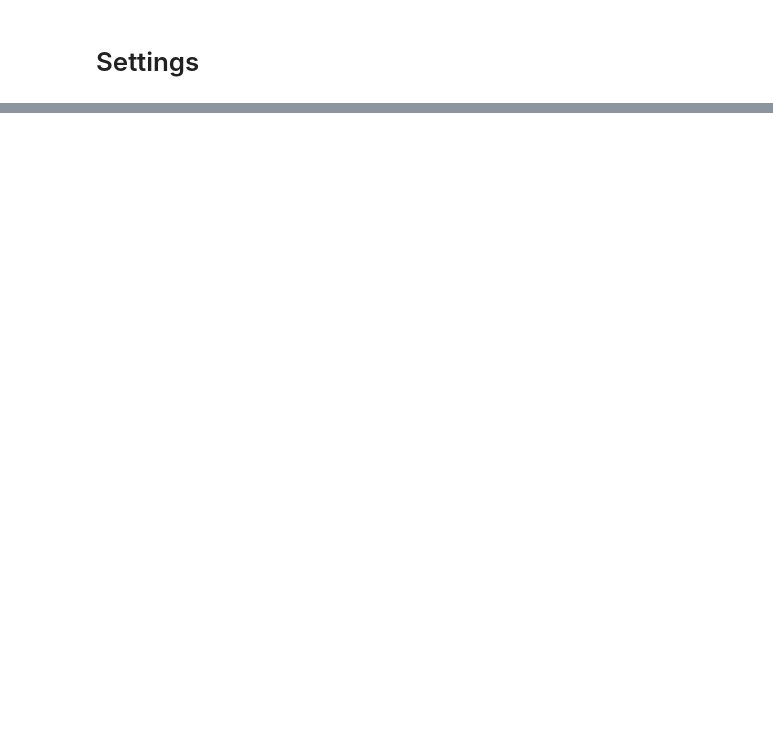
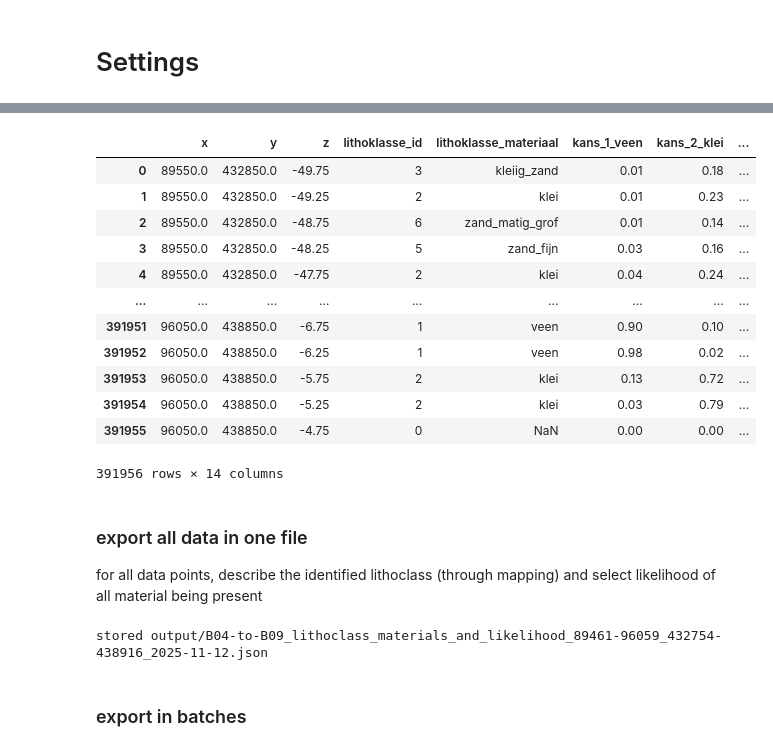
Before and after one commit to silviaelisabeth/UndergroundVisuals_Rotterdam, a Jupyter notebook: dev_layer_plot.ipynb, the cells around one changed output, grey strips where cells are left out. Saved outputs shown, nothing was run; the diff lists cells and outputs as text; code cells hidden in the pictures; blank space fills up the shorter version.

```diff
--- a/dev_layer_plot.ipynb
+++ b/dev_layer_plot.ipynb
@@ -197,2 +252,8 @@ kans = chance = likelihood
 # %%
-datapoints = [get_data_for_rd_coordinates(rd_closest[0], rd_closest[1], data) for rd_closest in points_in_box]
+ls_files_selected = []
+for file in ls_files:
+    file_nr = (int(file.split('_B0')[1].split('.csv')[0]))
+    if file.split('_')[-1].split('.csv')[0] in file_selection:
+        ls_files_selected.append(file)
+
+ls_files_selected
@@ -199,4 +267,5 @@ datapoints = [get_data_for_rd_coordinates(rd_closest[0], rd_closest[1], data) fo
 # %%
-profiles = [
-    get_material_and_color_profile(datapoint, map_lithoclasses, material_color_mapping) for datapoint in datapoints
-    ]
+ls_data_4to9 = [read_csv(file, index_col=[0,1,2]) for file in ls_files_selected]
+
+data_4to9 = concat(ls_data_4to9).sort_index()
+data_4to9.head(10)
@@ -287,9 +327,0 @@ data_4to9['lithoclass_material'] = lithoclass_material
-# %%
-# crop to Rotterdam
-x_min, x_max = 56761, 101916
-y_min, y_max = 427675, 447090
-
-data_4to9 = data_4to9.sort_index()
-
-idx = pd.IndexSlice
-cropped = data_4to9.loc[idx[x_min:x_max, y_min:y_max, :], :]
@@ -361,0 +358,28 @@ df_mapping.to_csv(os.path.join(output_dir, "master_data_cropped.txt"), index=Fal
+# %%
+selected_columns = [
+    'x', 'y', 'z', 'lithoklasse', 'lithoclass_material',
+    'kans_1_veen', 'kans_2_klei', 'kans_3_kleiig_zand', 'kans_4_vervallen', 'kans_5_zand_fijn',
+    'kans_6_zand_matig_grof', 'kans_7_zand_grof', 'kans_8_grind', 'kans_9_schelpen'
+]
+
+cropped = cropped.reset_index()[selected_columns]
+cropped.rename(columns={
+    'lithoklasse':'lithoklasse_id',
+    'lithoclass_material':'lithoklasse_materiaal'
+    }, inplace=True)
+
+cropped
+# %% [output]
+|  | x | y | z | lithoklasse_id | lithoklasse_materiaal | kans_1_veen | kans_2_klei | ... |
+| 0 | 89550.0 | 432850.0 | -49.75 | 3 | kleiig_zand | 0.01 | 0.18 | ... |
+| 1 | 89550.0 | 432850.0 | -49.25 | 2 | klei | 0.01 | 0.23 | ... |
+| 2 | 89550.0 | 432850.0 | -48.75 | 6 | zand_matig_grof | 0.01 | 0.14 | ... |
+| 3 | 89550.0 | 432850.0 | -48.25 | 5 | zand_fijn | 0.03 | 0.16 | ... |
+| 4 | 89550.0 | 432850.0 | -47.75 | 2 | klei | 0.04 | 0.24 | ... |
+| ... | ... | ... | ... | ... | ... | ... | ... | ... |
+| 391951 | 96050.0 | 438850.0 | -6.75 | 1 | veen | 0.90 | 0.10 | ... |
+| 391952 | 96050.0 | 438850.0 | -6.25 | 1 | veen | 0.98 | 0.02 | ... |
+| 391953 | 96050.0 | 438850.0 | -5.75 | 2 | klei | 0.13 | 0.72 | ... |
+| 391954 | 96050.0 | 438850.0 | -5.25 | 2 | klei | 0.03 | 0.79 | ... |
+| 391955 | 96050.0 | 438850.0 | -4.75 | 0 | NaN | 0.00 | 0.00 | ... |
+391956 rows × 14 columns
@@ -361,0 +392,17 @@ df_mapping.to_csv(os.path.join(output_dir, "master_data_cropped.txt"), index=Fal
+# %% [markdown]
+### export all data in one file
+
+for all data points, describe the identified lithoclass (through mapping) and select likelihood of all material being present
+# %%
+base_name = f"B04-to-B09_lithoclass_materials_and_likelihood"
+name_file =  f"_{x_min}-{x_max}_{y_min}-{y_max}_{datetime.now().date().isoformat()}.json"
+file_path = dir_export + base_name + name_file
+
+with open(file_path, 'w') as f:
+    json.dump(list_of_lists, f)
+
+print(f"stored {file_path}")
+# %% [output]
+stored output/B04-to-B09_lithoclass_materials_and_likelihood_89461-96059_432754-438916_2025-11-12.json
+# %% [markdown]
+### export in batches
```
Also changed, not shown: parts of 66 cells of this notebook.
